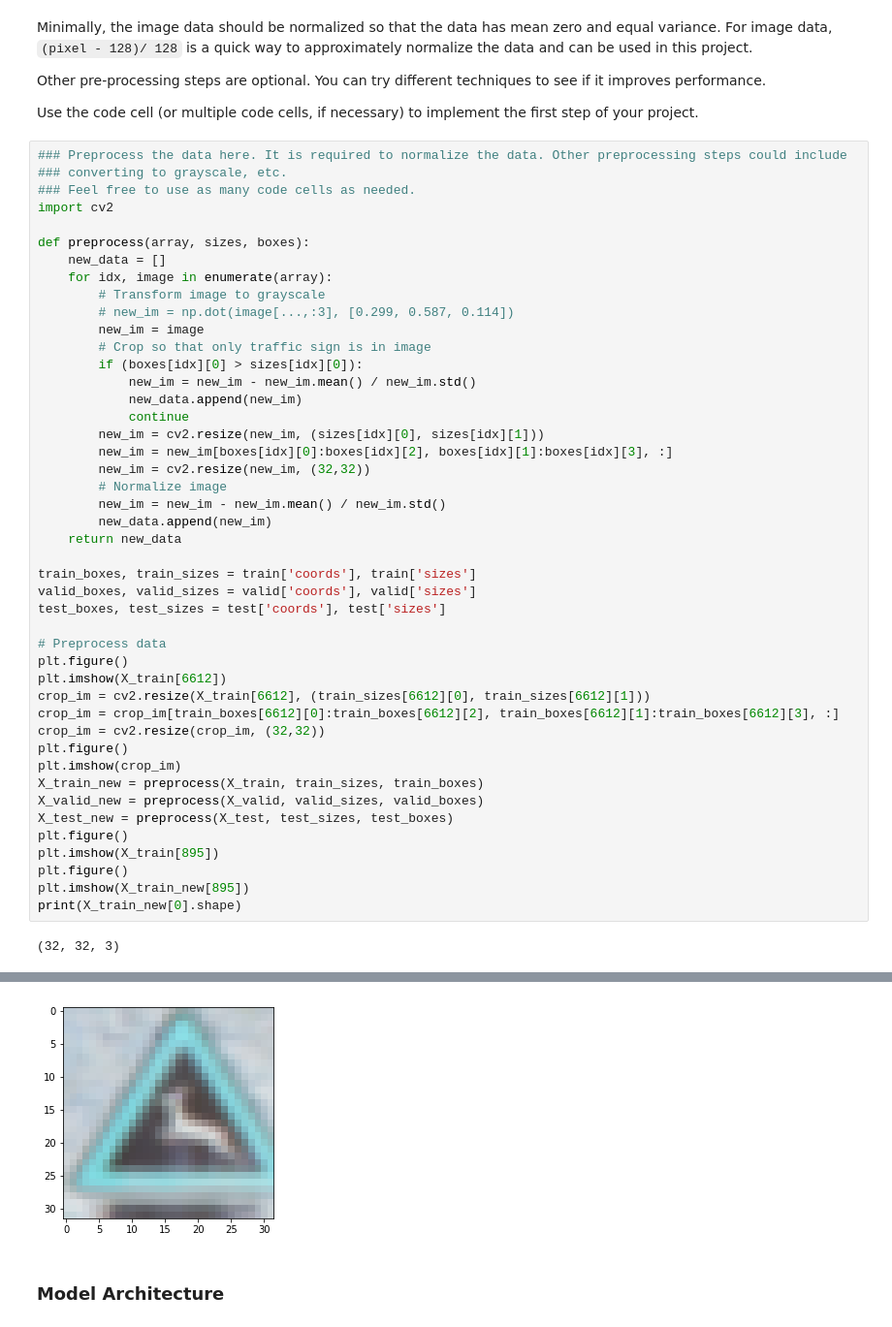
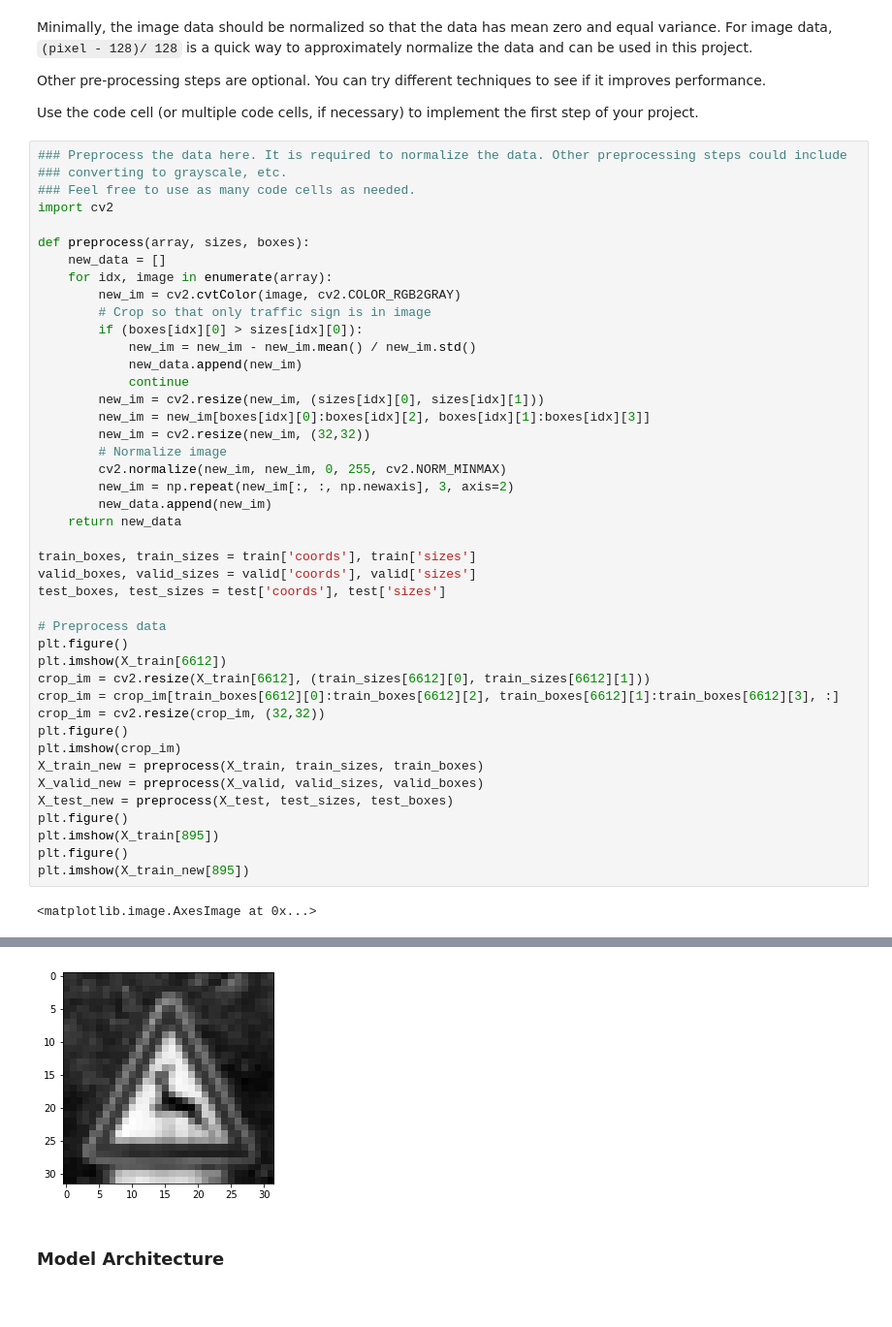
Before and after one commit to tahuang/Traffic_Sign_Classifier, a Jupyter notebook: Traffic_Sign_Classifier.ipynb, the cells around one changed output, grey strips where cells are left out. Shown: that part at 97% size. Cells and saved outputs as stored; diff of their text form.

Commit message:
Added grayscale to preprocessing, tweaks on CNN.

```diff
--- a/Traffic_Sign_Classifier.ipynb
+++ b/Traffic_Sign_Classifier.ipynb
@@ -163,48 +163,46 @@ import cv2
 def preprocess(array, sizes, boxes):
     new_data = []
     for idx, image in enumerate(array):
-        # Transform image to grayscale
-        # new_im = np.dot(image[...,:3], [0.299, 0.587, 0.114])
-        new_im = image
+        new_im = cv2.cvtColor(image, cv2.COLOR_RGB2GRAY)
         # Crop so that only traffic sign is in image
         if (boxes[idx][0] > sizes[idx][0]):
             new_im = new_im - new_im.mean() / new_im.std()
             new_data.append(new_im)
             continue
         new_im = cv2.resize(new_im, (sizes[idx][0], sizes[idx][1]))
-        new_im = new_im[boxes[idx][0]:boxes[idx][2], boxes[idx][1]:boxes[idx][3], :]
+        new_im = new_im[boxes[idx][0]:boxes[idx][2], boxes[idx][1]:boxes[idx][3]]
         new_im = cv2.resize(new_im, (32,32))
         # Normalize image
-        new_im = new_im - new_im.mean() / new_im.std()
+        cv2.normalize(new_im, new_im, 0, 255, cv2.NORM_MINMAX)
+        new_im = np.repeat(new_im[:, :, np.newaxis], 3, axis=2)
         new_data.append(new_im)
     return new_data
 
 train_boxes, train_sizes = train['coords'], train['sizes']
 valid_boxes, valid_sizes = valid['coords'], valid['sizes']
 test_boxes, test_sizes = test['coords'], test['sizes']
 
 # Preprocess data
 plt.figure()
 plt.imshow(X_train[6612])
 crop_im = cv2.resize(X_train[6612], (train_sizes[6612][0], train_sizes[6612][1]))
 crop_im = crop_im[train_boxes[6612][0]:train_boxes[6612][2], train_boxes[6612][1]:train_boxes[6612][3], :]
 crop_im = cv2.resize(crop_im, (32,32))
 plt.figure()
 plt.imshow(crop_im)
 X_train_new = preprocess(X_train, train_sizes, train_boxes)
 X_valid_new = preprocess(X_valid, valid_sizes, valid_boxes)
 X_test_new = preprocess(X_test, test_sizes, test_boxes)
 plt.figure()
 plt.imshow(X_train[895])
 plt.figure()
 plt.imshow(X_train_new[895])
-print(X_train_new[0].shape)
 # %% [output]
-(32, 32, 3)
+<matplotlib.image.AxesImage at 0x...>
 [figure]
 [figure]
 [figure]
-[figure, old version]
+[figure, new version]
 # %% [markdown]
 ### Model Architecture
 # %%
```
Also changed, not shown: parts of 9 cells of this notebook, 2 other files.
